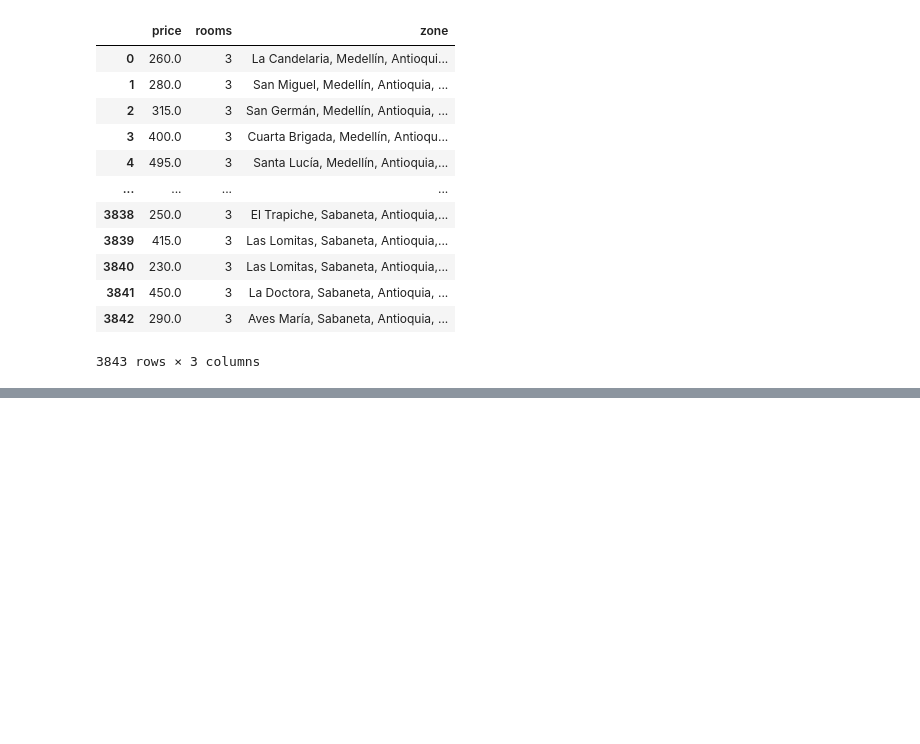
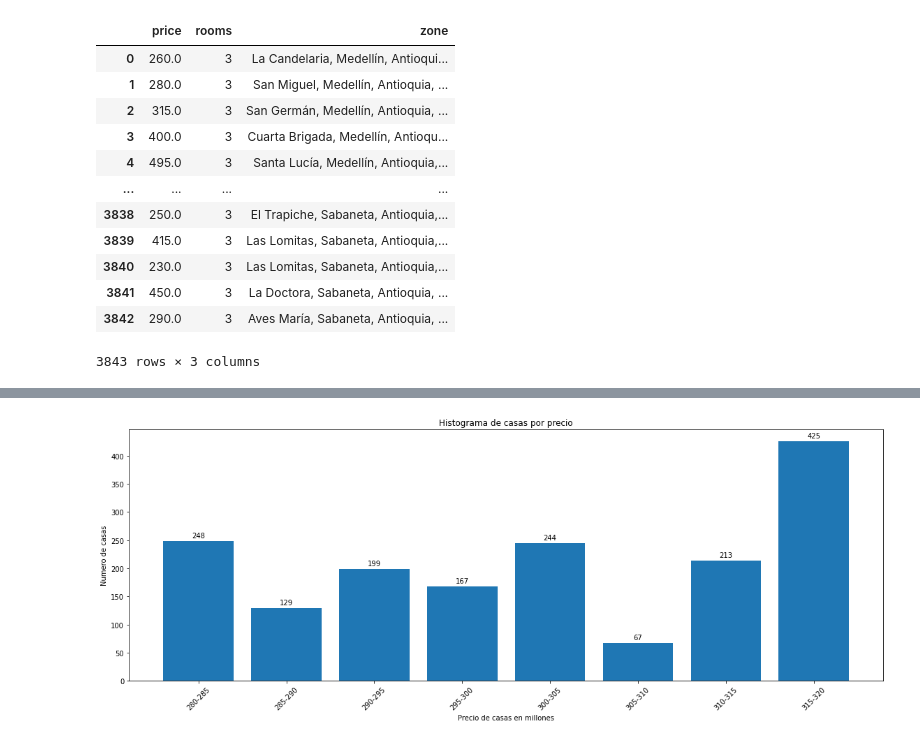
Before and after one commit to orionmontoyac/house_scraping, a Jupyter notebook: House Data Wrangling.ipynb, the cells around one changed output, grey strips where cells are left out. Cells and saved outputs as stored; diff of their text form; code cells hidden in the pictures; blank space fills up the shorter version.

```diff
--- a/House Data Wrangling.ipynb
+++ b/House Data Wrangling.ipynb
@@ -155,0 +144,16 @@ houses =
+# %%
+# Elimnando casas que no esten en Medellin, Sabaneta o Envigado
+from fuzzywuzzy import fuzz
+
+no_excepts = ['medellin', 'sabaneta','envigado']
+
+def check_except(text):
+    for no_except in no_excepts:
+        simil = fuzz.token_set_ratio(text, no_except)
+        if simil == 100:
+            return False
+
+    return True
+
+houses = houses[houses['zone'].apply(check_except) == 0]
+houses.reset_index()
@@ -155,0 +284,31 @@ houses =
+# %%
+houses_price = houses[(houses['price'] >= 280) & (houses['price'] <= 320)]
+houses_price.reset_index()
+labels, sizes = group_values(houses_price['price'], 5)
+# %%
+import matplotlib.pyplot as plt
+
+def autolabel(rects):
+    """Attach a text label above each bar in *rects*, displaying its height."""
+    for rect in rects:
+        height = rect.get_height()
+        ax.annotate('{}'.format(height),
+                    xy=(rect.get_x() + rect.get_width() / 2, height),
+                    xytext=(0, 3),  # 3 points vertical offset
+                    textcoords="offset points",
+                    ha='center', va='bottom')
+
+fig = plt.figure(figsize=(15,5))
+ax = fig.add_axes([0,0,1,1])
+
+rects1 = ax.bar(labels,sizes)
+# Add some text for labels, title and custom x-axis tick labels, etc.
+ax.set_ylabel('Numero de casas')
+ax.set_xlabel('Precio de casas en millones')
+ax.set_title('Histograma de casas por precio')
+plt.xticks(rotation=45)
+
+autolabel(rects1)
+plt.show()
+# %% [output]
+[figure, added]
```
Also changed, not shown: parts of 16 cells of this notebook, 1 other file.
